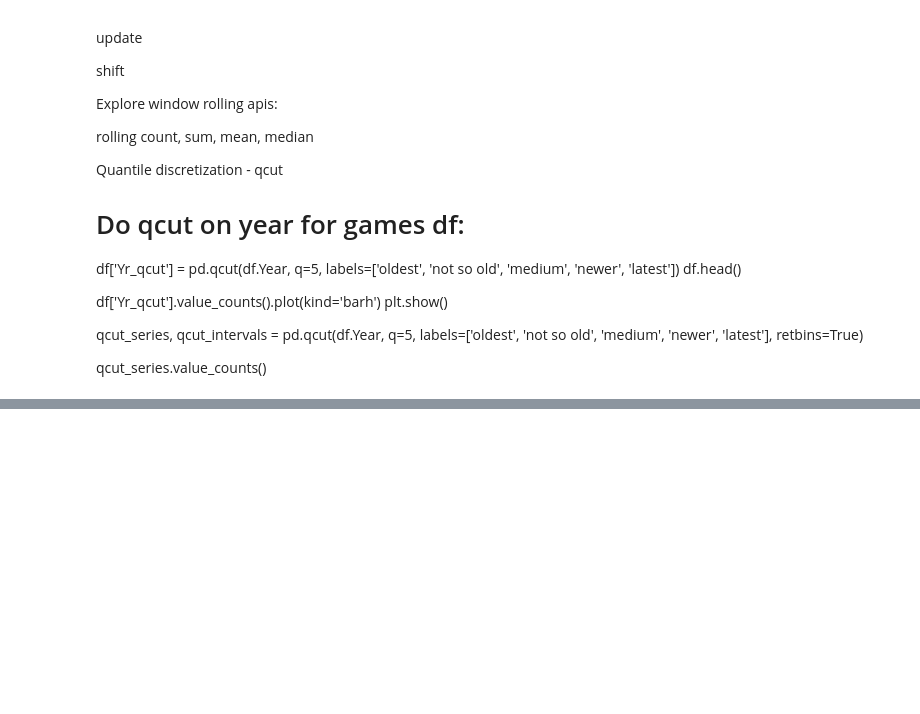
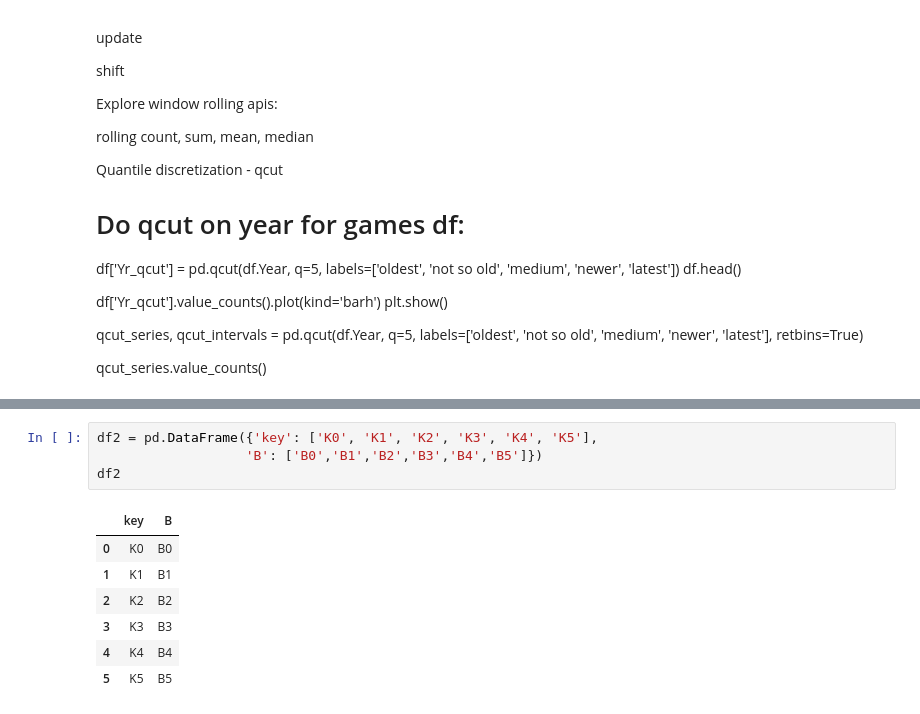
Before and after one commit to chain-veerender/datascience, a Jupyter notebook: Numpy_and_Pandas_Tutorial.ipynb, the cells around one changed output, grey strips where cells are left out. Cells and saved outputs as stored; diff of their text form; blank space fills up the shorter version.

```diff
--- a/Numpy_and_Pandas_Tutorial.ipynb
+++ b/Numpy_and_Pandas_Tutorial.ipynb
@@ -1214,0 +1232,12 @@ qcut_series.value_counts()
+# %%
+df2 = pd.DataFrame({'key': ['K0', 'K1', 'K2', 'K3', 'K4', 'K5'],
+                   'B': ['B0','B1','B2','B3','B4','B5']})
+df2
+# %% [output]
+|  | key | B |
+| 0 | K0 | B0 |
+| 1 | K1 | B1 |
+| 2 | K2 | B2 |
+| 3 | K3 | B3 |
+| 4 | K4 | B4 |
+| 5 | K5 | B5 |
```
Also changed, not shown: parts of 5 cells of this notebook.
